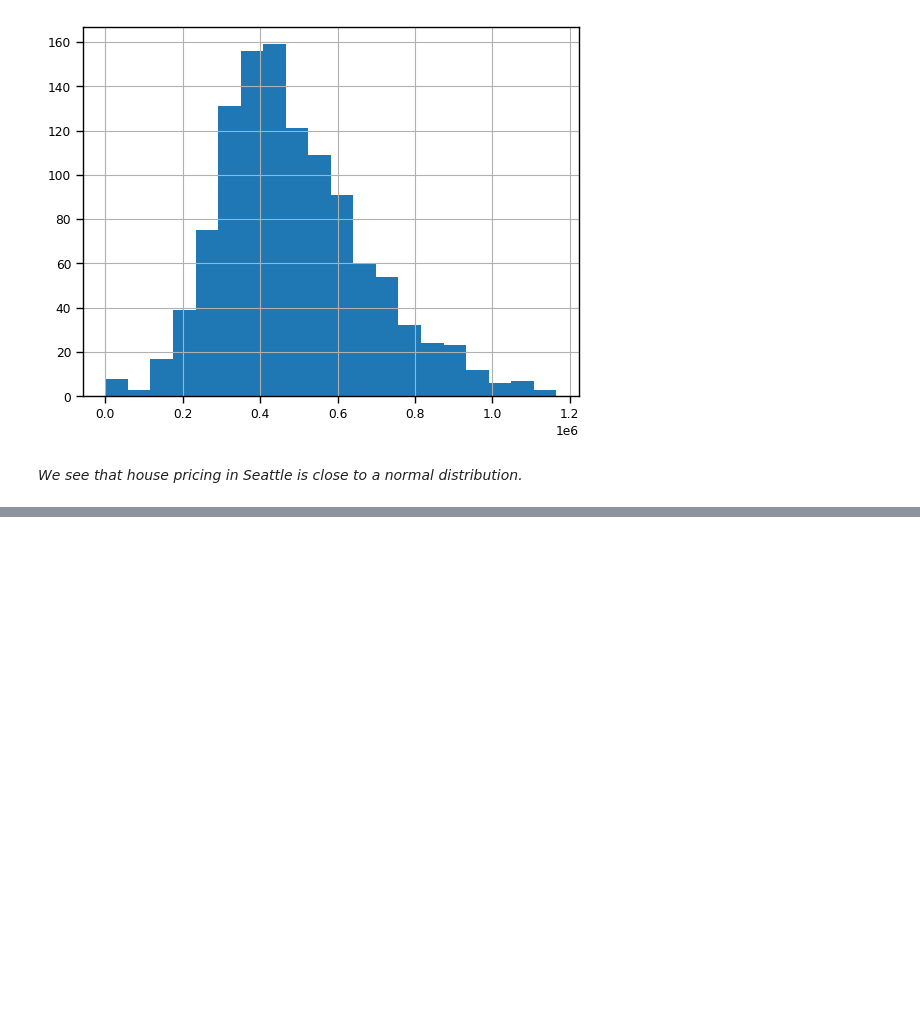
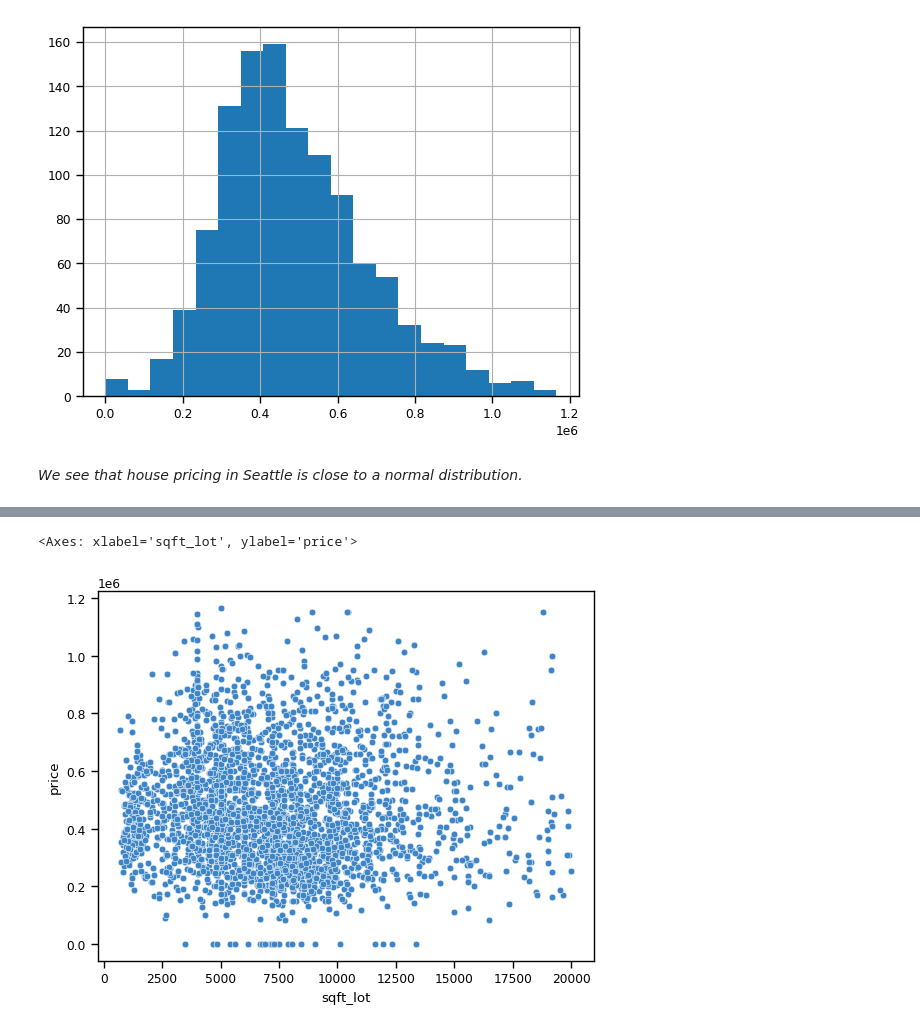
Before and after one commit to Zeinab-kr/Housing-Prices-Analysis, a Jupyter notebook: code.ipynb, the cells around one changed output, grey strips where cells are left out. Cells and saved outputs as stored; diff of their text form; code cells hidden in the pictures; blank space fills up the shorter version.

```diff
--- a/code.ipynb
+++ b/code.ipynb
@@ -338,0 +361,5 @@ house[house['city'] == 'Seattle']['price'].hist(bins=20)
+# %%
+sns.scatterplot(data=house, x='sqft_lot', y='price')
+# %% [output]
+<Axes: xlabel='sqft_lot', ylabel='price'>
+[figure, added]
```
Also changed, not shown: parts of 10 cells of this notebook.
